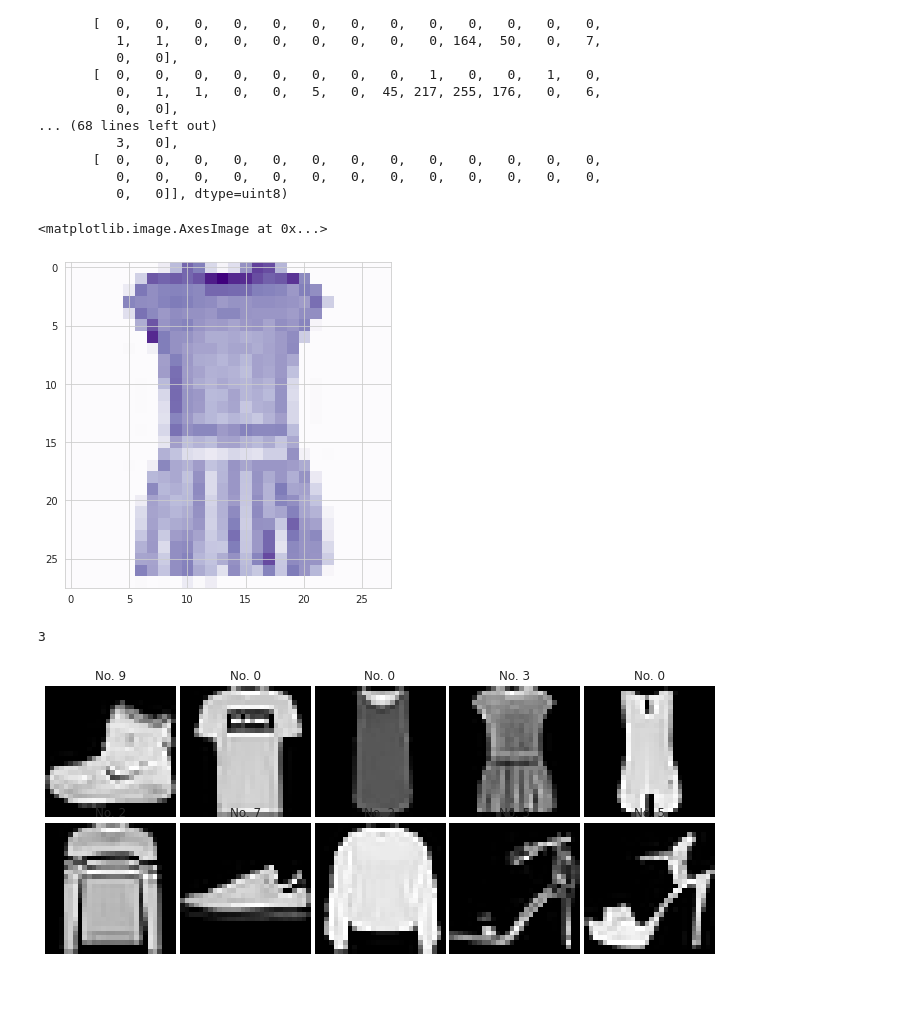
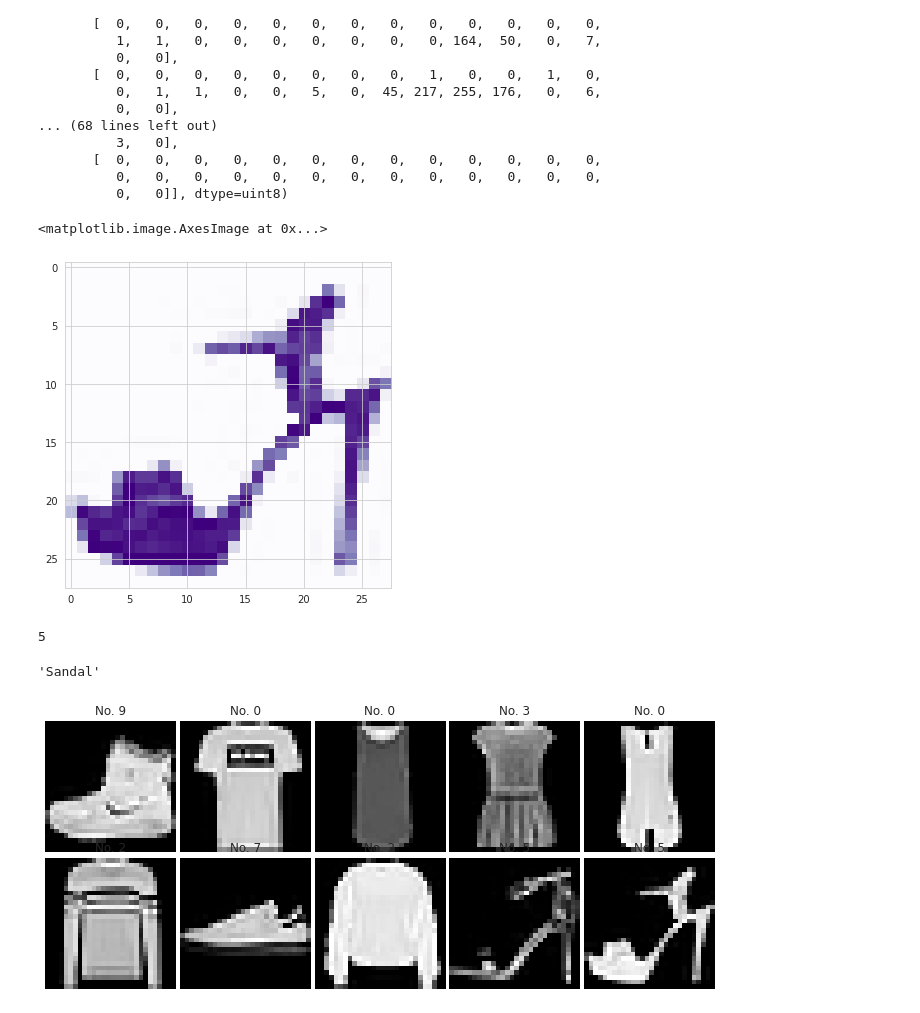
Before and after one commit to sahinded/DeepLearning, a Jupyter notebook: DL_Assignment_2_(Image_Classification_with_CNN)_Student.ipynb, the cells around one changed output. Cells and saved outputs as stored; diff of their text form; code cells hidden in the pictures.

```diff
--- a/DL_Assignment_2_(Image_Classification_with_CNN)_Student.ipynb
+++ b/DL_Assignment_2_(Image_Classification_with_CNN)_Student.ipynb
@@ -106,12 +94,17 @@ array([[  0,   0,   0,   0,   0,   0,   0,   0,   0,   0,   0,   0,   0,
           0,   0,   0,   0,   0,   0,   0,   0,   0,   0,   0,   0,   0,
           0,   0]], dtype=uint8)
 # %%
-plt.imshow(x_train[3], cmap='Purples')
+
+plt.imshow(x_train[9], cmap='Purples')
 # %% [output]
 <matplotlib.image.AxesImage at 0x...>
-[figure, old version]
+[figure, new version]
 # %%
-y_train[3]
+y_train[9]
 # %% [output]
-3
+5
+# %%
+classes[5]
+# %% [output]
+'Sandal'
 # %%
```
Also changed, not shown: parts of 56 cells of this notebook.
